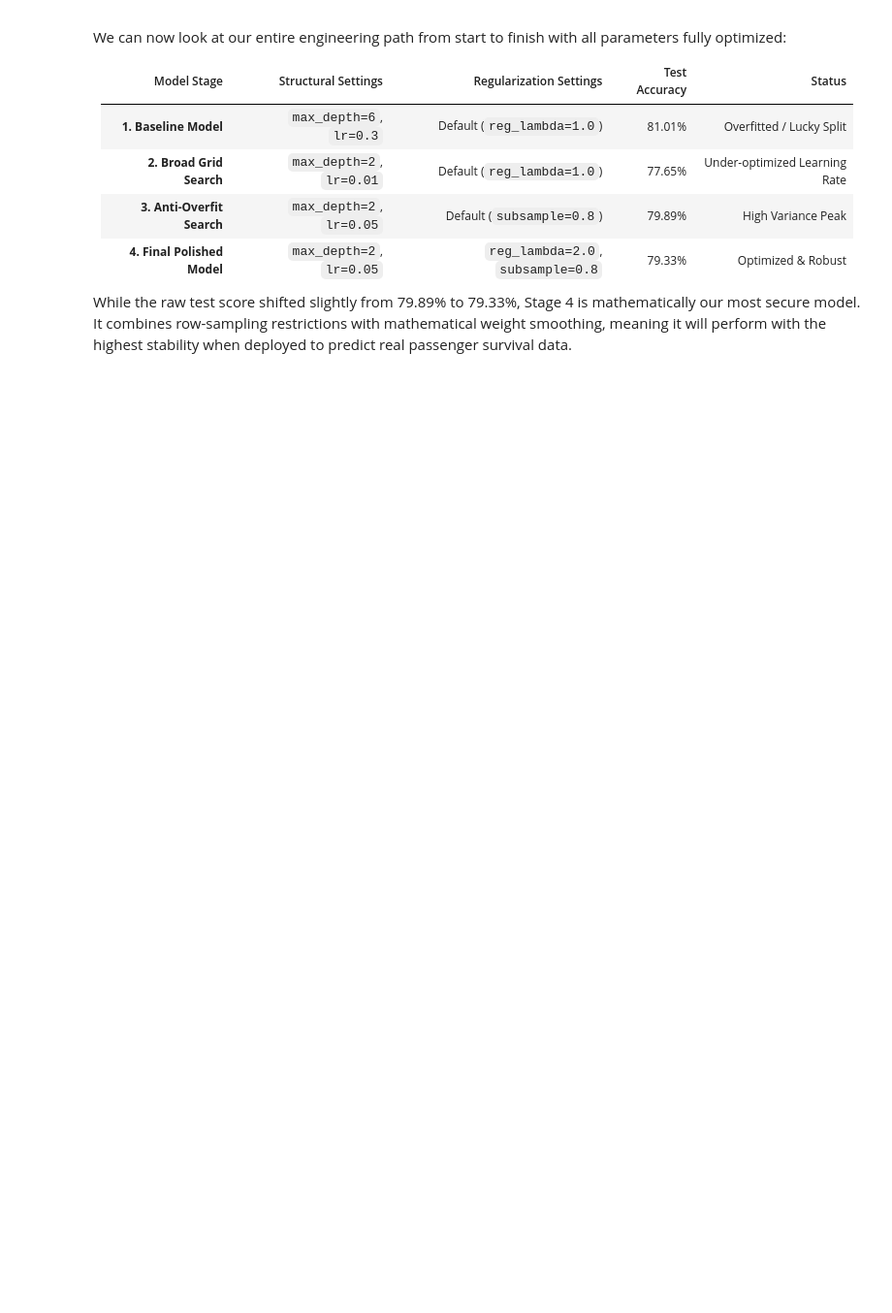
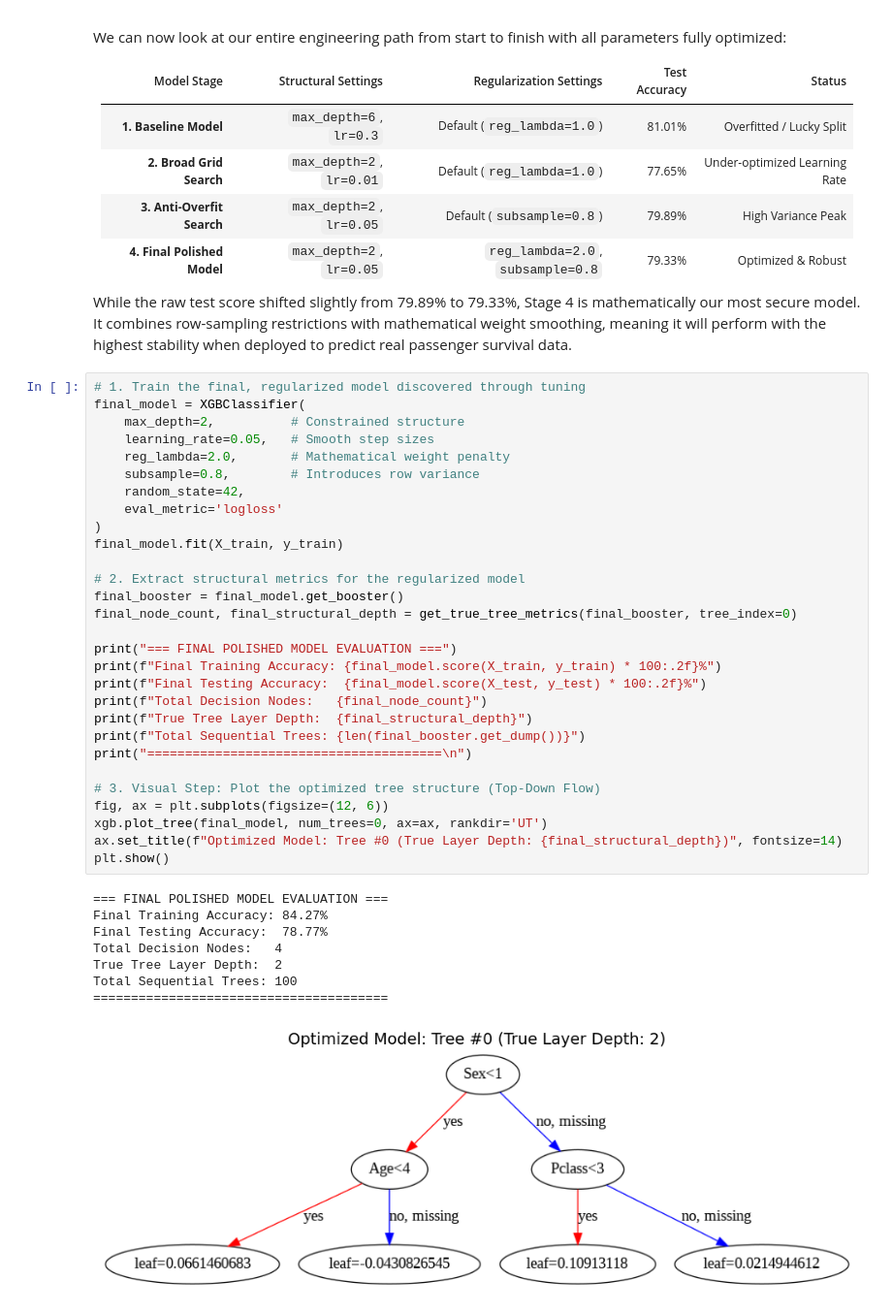
Before and after one commit to abhisakh/XGBOOST_Machine_Leraning_Predictor_Titanic, a Jupyter notebook: Titanic_XGBoost_Predictor.ipynb, the cells around one changed output. Shown at 97% size. Drawn from its saved outputs; the diff is of its cells as text; blank space fills up the shorter version.

```diff
--- a/Titanic_XGBoost_Predictor.ipynb
+++ b/Titanic_XGBoost_Predictor.ipynb
@@ -586,3 +681,41 @@ We can now look at our entire engineering path from start to finish with all par
 | **4. Final Polished Model** | `max_depth=2`, `lr=0.05` | `reg_lambda=2.0`, `subsample=0.8` | 79.33% | Optimized & Robust |
 
 While the raw test score shifted slightly from 79.89% to 79.33%, Stage 4 is mathematically our most secure model. It combines row-sampling restrictions with mathematical weight smoothing, meaning it will perform with the highest stability when deployed to predict real passenger survival data.
+# %%
+# 1. Train the final, regularized model discovered through tuning
+final_model = XGBClassifier(
+    max_depth=2,          # Constrained structure
+    learning_rate=0.05,   # Smooth step sizes
+    reg_lambda=2.0,       # Mathematical weight penalty
+    subsample=0.8,        # Introduces row variance
+    random_state=42,
+    eval_metric='logloss'
+)
+final_model.fit(X_train, y_train)
+
+# 2. Extract structural metrics for the regularized model
+final_booster = final_model.get_booster()
+final_node_count, final_structural_depth = get_true_tree_metrics(final_booster, tree_index=0)
+
+print("=== FINAL POLISHED MODEL EVALUATION ===")
+print(f"Final Training Accuracy: {final_model.score(X_train, y_train) * 100:.2f}%")
+print(f"Final Testing Accuracy:  {final_model.score(X_test, y_test) * 100:.2f}%")
+print(f"Total Decision Nodes:   {final_node_count}")
+print(f"True Tree Layer Depth:  {final_structural_depth}")
+print(f"Total Sequential Trees: {len(final_booster.get_dump())}")
+print("=======================================\n")
+
+# 3. Visual Step: Plot the optimized tree structure (Top-Down Flow)
+fig, ax = plt.subplots(figsize=(12, 6))
+xgb.plot_tree(final_model, num_trees=0, ax=ax, rankdir='UT')
+ax.set_title(f"Optimized Model: Tree #0 (True Layer Depth: {final_structural_depth})", fontsize=14)
+plt.show()
+# %% [output]
+=== FINAL POLISHED MODEL EVALUATION ===
+Final Training Accuracy: 84.27%
+Final Testing Accuracy:  78.77%
+Total Decision Nodes:   4
+True Tree Layer Depth:  2
+Total Sequential Trees: 100
+=======================================
+[figure, added]
```
Also changed, not shown: parts of 7 cells of this notebook.
